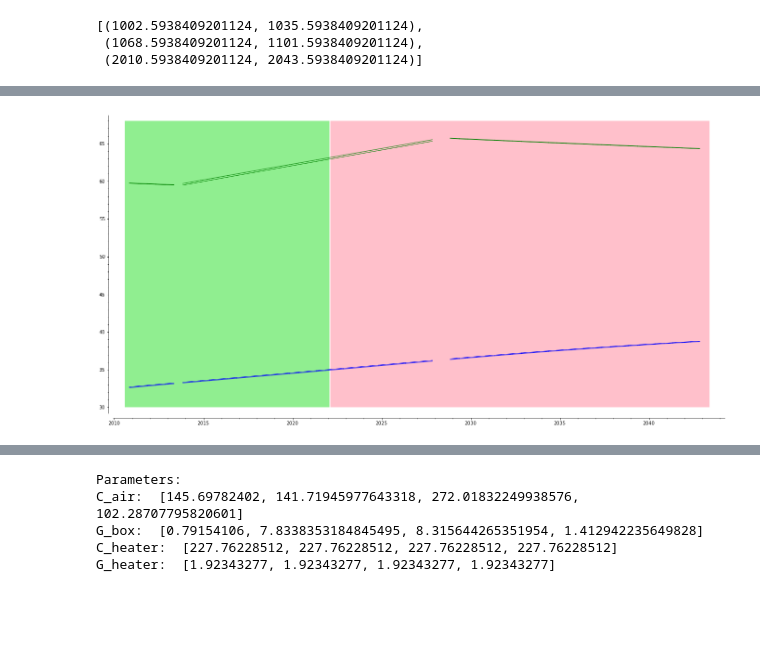
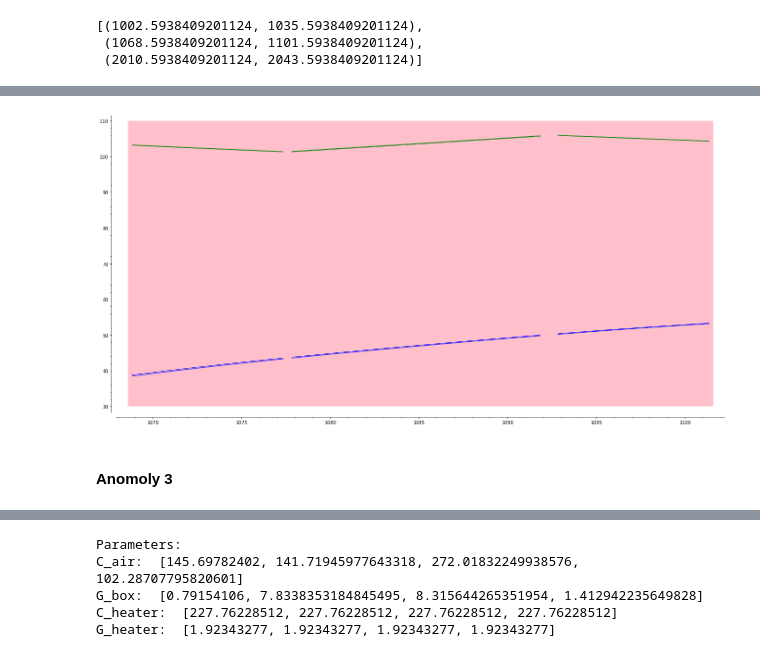
Before and after one commit to twright/example_digital-twin_incubator, a Jupyter notebook: software/notebooks/Self-Adaptation Test.ipynb, the cells around one changed output, grey strips where cells are left out. Drawn from its saved outputs; the diff is of its cells as text; code cells hidden in the pictures; blank space fills up the shorter version.

Commit message:
Initial integration of verified monitoring into self-adaption loop.

```diff
--- a/software/notebooks/Self-Adaptation Test.ipynb
+++ b/software/notebooks/Self-Adaptation Test.ipynb
@@ -182,2 +210,0 @@ verified_trace.plot(('T_A', 'T_H'), color=('blue', 'green')).matplotlib()
-# %%
-verified_trace, verified_model = VerifiedPlantSimulator4Params().run_simulation(*m.self_adaptation_manager.state_machine.anomaly_parameters[1])
@@ -198,2 +210,0 @@ verified_trace.plot(('T_A', 'T_H'), color=('blue', 'green')).matplotlib()
-# %%
-verified_trace, verified_model = VerifiedPlantSimulator4Params().run_simulation(*m.self_adaptation_manager.state_machine.anomaly_parameters[2])
@@ -221,0 +223,3 @@ Signal([2010.5938409201123 .. 2043.5938409201124], [([2010.5938409201123 .. 2022
+# %%
+verified_trace, verified_model = VerifiedPlantMonitor4Params.run_simulation(*m.self_adaptation_manager.state_machine.anomaly_parameters[1])
+verified_sigs = m.self_adaptation_manager.state_machine.verified_monitoring_results[1]
@@ -221,0 +237,2 @@ Signal([2010.5938409201123 .. 2043.5938409201124], [([2010.5938409201123 .. 2022
+# %%
+p = verified_trace.plot(('T_A', 'T_H'), color=('blue', 'green')); p.matplotlib()
@@ -222,6 +241,8 @@ Signal([2010.5938409201123 .. 2043.5938409201124], [([2010.5938409201123 .. 2022
 # %%
-p1 = (sig.plot(y_range=(30, 68)) + p)
+p1 = (verified_sigs[0].plot(y_range=(30, 110)) + p)
 p1.set_aspect_ratio('auto')
 p1.matplotlib()
 # %% [output]
-[figure, old version]
+[figure, new version]
+# %% [markdown]
+#### Anomoly 3
```
Also changed, not shown: parts of 23 cells of this notebook, 2 other files.
